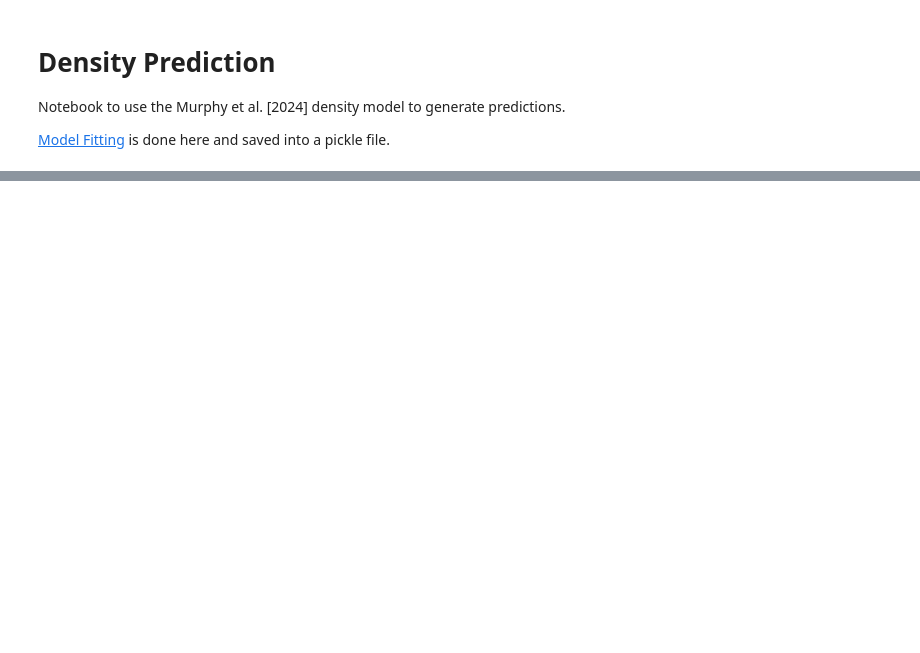
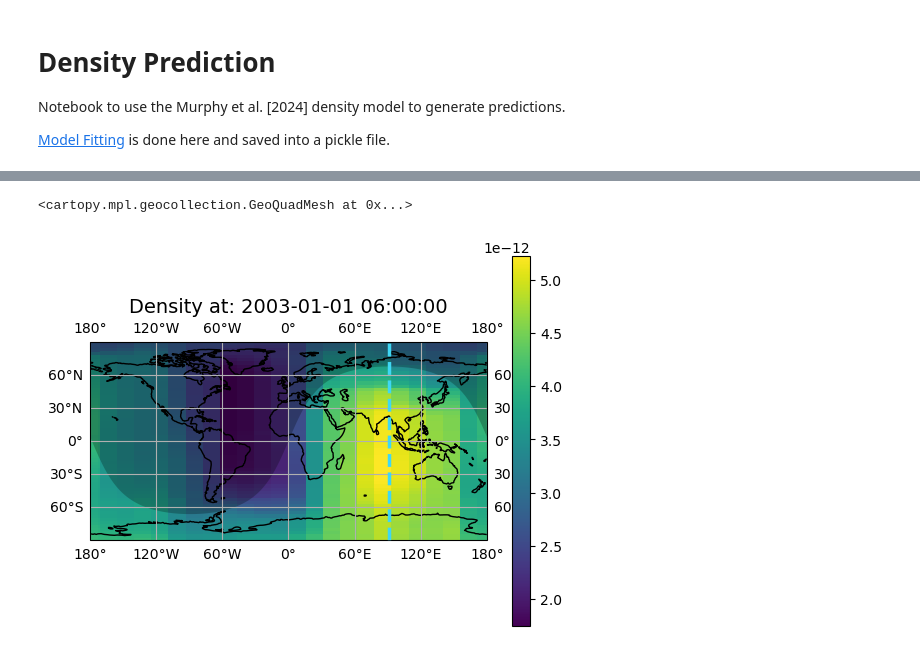
Before and after one commit to kylermurphy/mltdm, a Jupyter notebook: Notebooks/RF_predict.ipynb, the cells around one changed output, grey strips where cells are left out. Drawn from its saved outputs; the diff is of its cells as text; code cells hidden in the pictures; blank space fills up the shorter version.

```diff
--- a/Notebooks/RF_predict.ipynb
+++ b/Notebooks/RF_predict.ipynb
@@ -169,0 +60,7 @@ Generate a grid in geo graphic latitude and magnetic local time which is used as
+# %%
+fig2 = plt.figure()
+ax2 = fig2.add_subplot(111,projection=ccrs.PlateCarree())
+rf_mod.plot_dgeo(denGeo, ax=ax2, date='2003-01-01 06:00:00')
+# %% [output]
+<cartopy.mpl.geocollection.GeoQuadMesh at 0x...>
+[figure, added]
```
Also changed, not shown: parts of 16 cells of this notebook, 3 other files.
